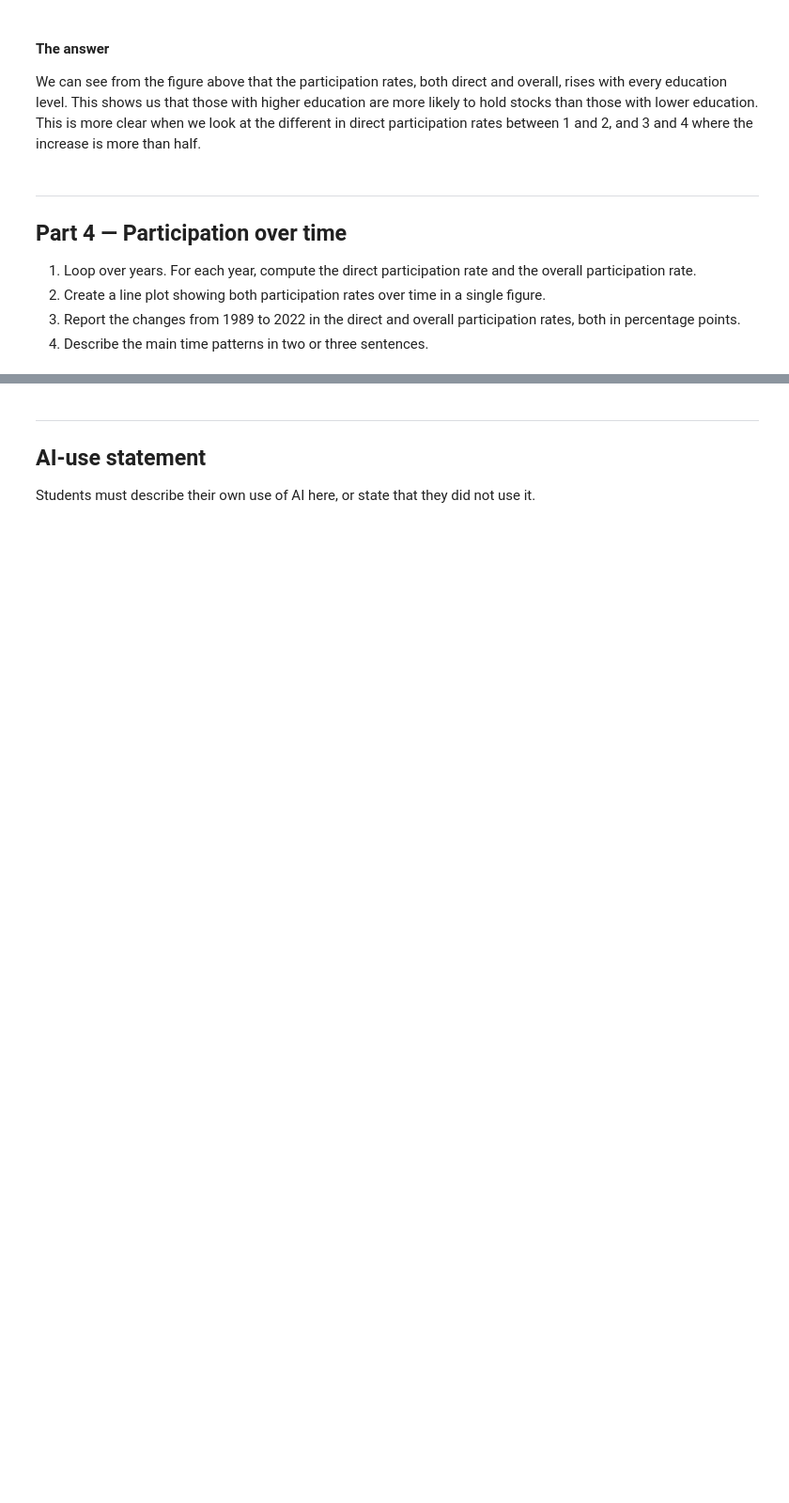
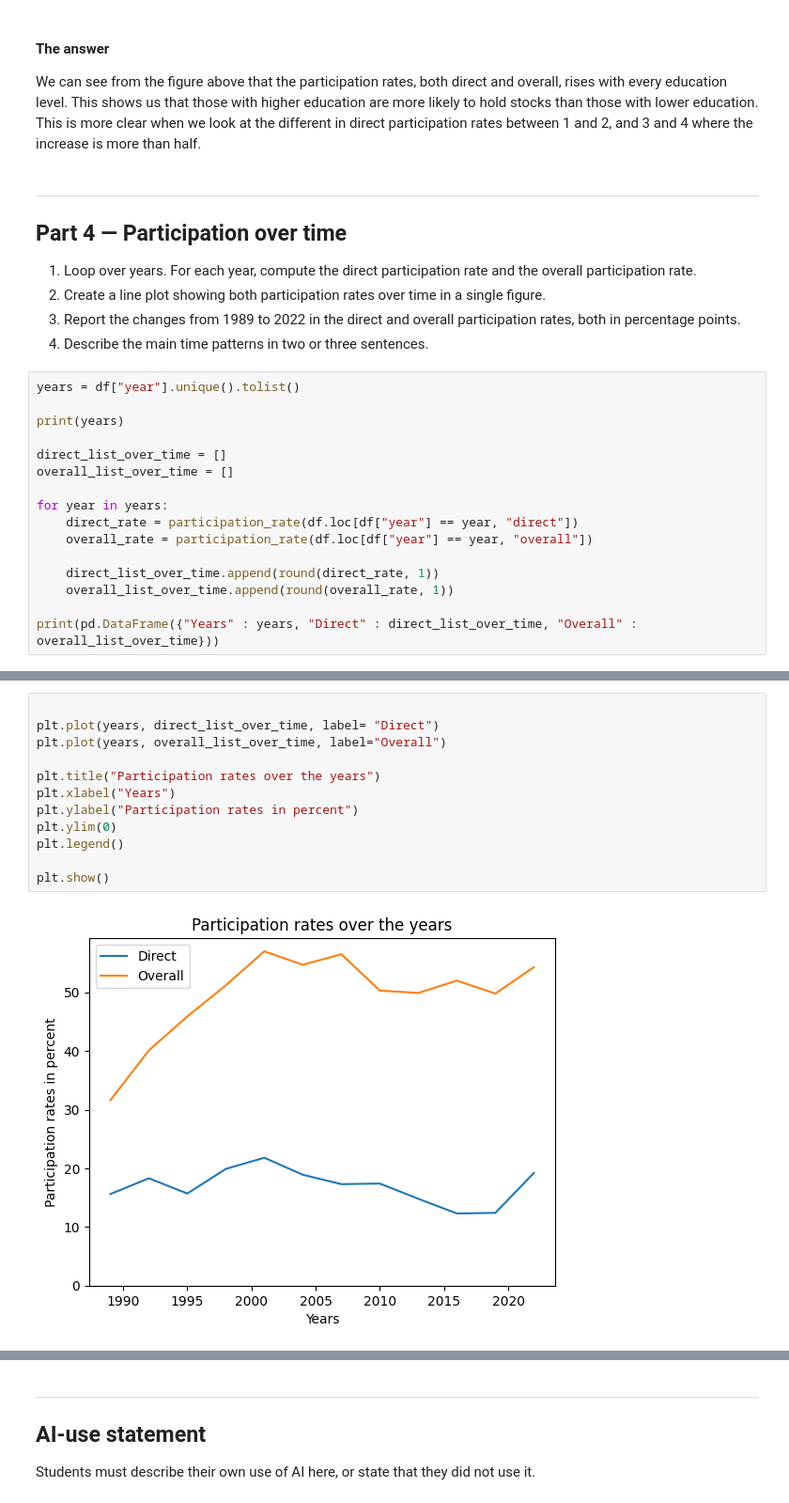
Before and after one commit to dorica5/tech2-assignment3, a Jupyter notebook: assignment3.ipynb, the cells around one changed output, grey strips where cells are left out. Shown at 94% size. Saved outputs shown, nothing was run; the diff lists cells and outputs as text; blank space fills up the shorter version.

```diff
--- a/assignment3.ipynb
+++ b/assignment3.ipynb
@@ -264,3 +264,19 @@ We can see from the figure above that the participation rates, both direct and o
 3. Report the changes from 1989 to 2022 in the direct and overall participation
    rates, both in percentage points.
 4. Describe the main time patterns in two or three sentences.
+# %%
+years = df["year"].unique().tolist()
+
+print(years)
+
+direct_list_over_time = []
+overall_list_over_time = []
+
+for year in years:
+    direct_rate = participation_rate(df.loc[df["year"] == year, "direct"])
+    overall_rate = participation_rate(df.loc[df["year"] == year, "overall"])
+
+    direct_list_over_time.append(round(direct_rate, 1))
+    overall_list_over_time.append(round(overall_rate, 1))
+
+print(pd.DataFrame({"Years" : years, "Direct" : direct_list_over_time, "Overall" : overall_list_over_time}))
@@ -266,0 +298,14 @@ We can see from the figure above that the participation rates, both direct and o
+# %%
+
+plt.plot(years, direct_list_over_time, label= "Direct")
+plt.plot(years, overall_list_over_time, label="Overall")
+
+plt.title("Participation rates over the years")
+plt.xlabel("Years")
+plt.ylabel("Participation rates in percent")
+plt.ylim(0)
+plt.legend()
+
+plt.show()
+# %% [output]
+[figure, added]
```
Also changed, not shown: parts of 4 cells of this notebook.
